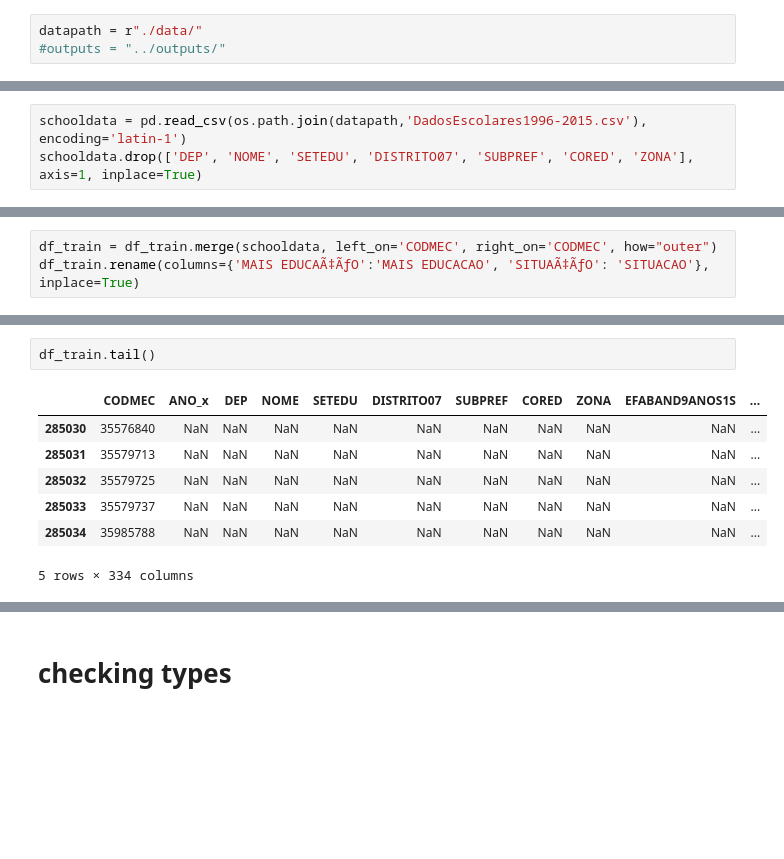
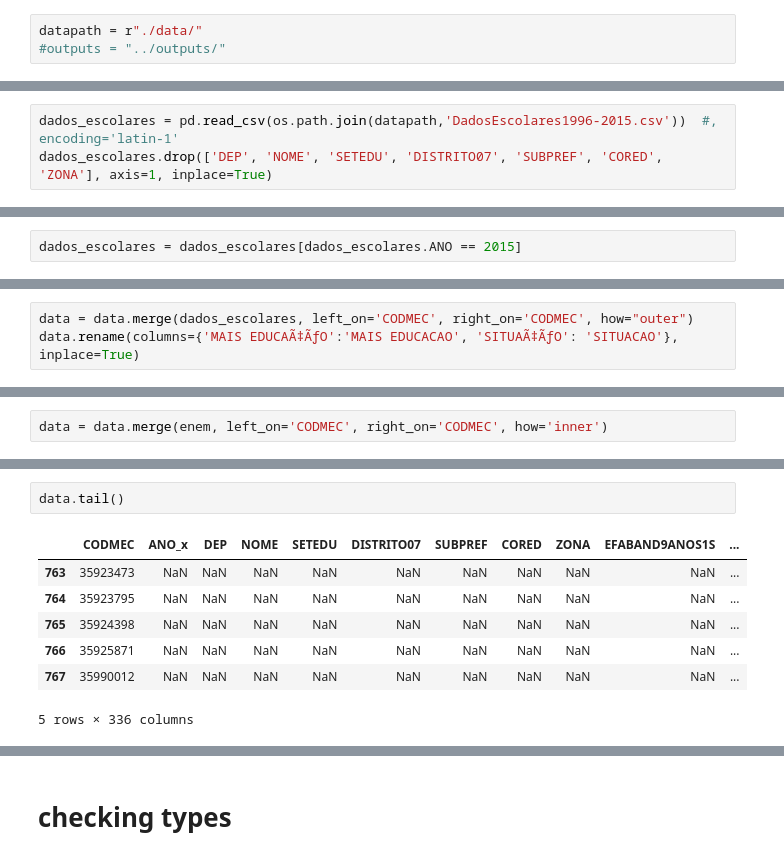
Before and after one commit to Marcelobbr/FDS-Homeworks, a Jupyter notebook: hw2/model.ipynb, the cells around one changed output, grey strips where cells are left out. Cells and saved outputs as stored; diff of their text form; blank space fills up the shorter version.

```diff
--- a/hw2/model.ipynb
+++ b/hw2/model.ipynb
@@ -19,4 +27,4 @@ df_test = pd.read_csv(os.path.join(datapath,'ENEM2015.csv'))
 # %%
-schooldata = pd.read_csv(os.path.join(datapath,'DadosEscolares1996-2015.csv'), encoding='latin-1')
-schooldata.drop(['DEP', 'NOME', 'SETEDU', 'DISTRITO07', 'SUBPREF', 'CORED', 'ZONA'], axis=1, inplace=True)
+dados_escolares = pd.read_csv(os.path.join(datapath,'DadosEscolares1996-2015.csv'))  #, encoding='latin-1'
+dados_escolares.drop(['DEP', 'NOME', 'SETEDU', 'DISTRITO07', 'SUBPREF', 'CORED', 'ZONA'], axis=1, inplace=True)
 # %% [raw]
@@ -25,0 +37,2 @@ for c in list(df_train.columns):
+# %%
+dados_escolares = dados_escolares[dados_escolares.ANO == 2015]
@@ -26,3 +62,3 @@ for c in list(df_train.columns):
 # %%
-df_train = df_train.merge(schooldata, left_on='CODMEC', right_on='CODMEC', how="outer")
-df_train.rename(columns={'MAIS EDUCAÃ‡ÃƒO':'MAIS EDUCACAO', 'SITUAÃ‡ÃƒO': 'SITUACAO'}, inplace=True)
+data = data.merge(dados_escolares, left_on='CODMEC', right_on='CODMEC', how="outer")
+data.rename(columns={'MAIS EDUCAÃ‡ÃƒO':'MAIS EDUCACAO', 'SITUAÃ‡ÃƒO': 'SITUACAO'}, inplace=True)
@@ -29 +71,3 @@ df_train.rename(columns={'MAIS EDUCAÃ‡ÃƒO':'MAIS EDUCACAO', 'SITUAÃ‡Ãƒ
+# %%
+data = data.merge(enem, left_on='CODMEC', right_on='CODMEC', how='inner')
 # %%
@@ -39,11 +83,11 @@ df_train.head()
 # %%
-df_train.tail()
+data.tail()
 # %% [output]
 |  | CODMEC | ANO_x | DEP | NOME | SETEDU | DISTRITO07 | SUBPREF | CORED | ZONA | EFABAND9ANOS1S | ... |
-| 285030 | 35576840 | NaN | NaN | NaN | NaN | NaN | NaN | NaN | NaN | NaN | ... |
-| 285031 | 35579713 | NaN | NaN | NaN | NaN | NaN | NaN | NaN | NaN | NaN | ... |
-| 285032 | 35579725 | NaN | NaN | NaN | NaN | NaN | NaN | NaN | NaN | NaN | ... |
-| 285033 | 35579737 | NaN | NaN | NaN | NaN | NaN | NaN | NaN | NaN | NaN | ... |
-| 285034 | 35985788 | NaN | NaN | NaN | NaN | NaN | NaN | NaN | NaN | NaN | ... |
+| 763 | 35923473 | NaN | NaN | NaN | NaN | NaN | NaN | NaN | NaN | NaN | ... |
+| 764 | 35923795 | NaN | NaN | NaN | NaN | NaN | NaN | NaN | NaN | NaN | ... |
+| 765 | 35924398 | NaN | NaN | NaN | NaN | NaN | NaN | NaN | NaN | NaN | ... |
+| 766 | 35925871 | NaN | NaN | NaN | NaN | NaN | NaN | NaN | NaN | NaN | ... |
+| 767 | 35990012 | NaN | NaN | NaN | NaN | NaN | NaN | NaN | NaN | NaN | ... |
-5 rows × 334 columns
+5 rows × 336 columns
 # %%
```
Also changed, not shown: parts of 88 cells of this notebook.
